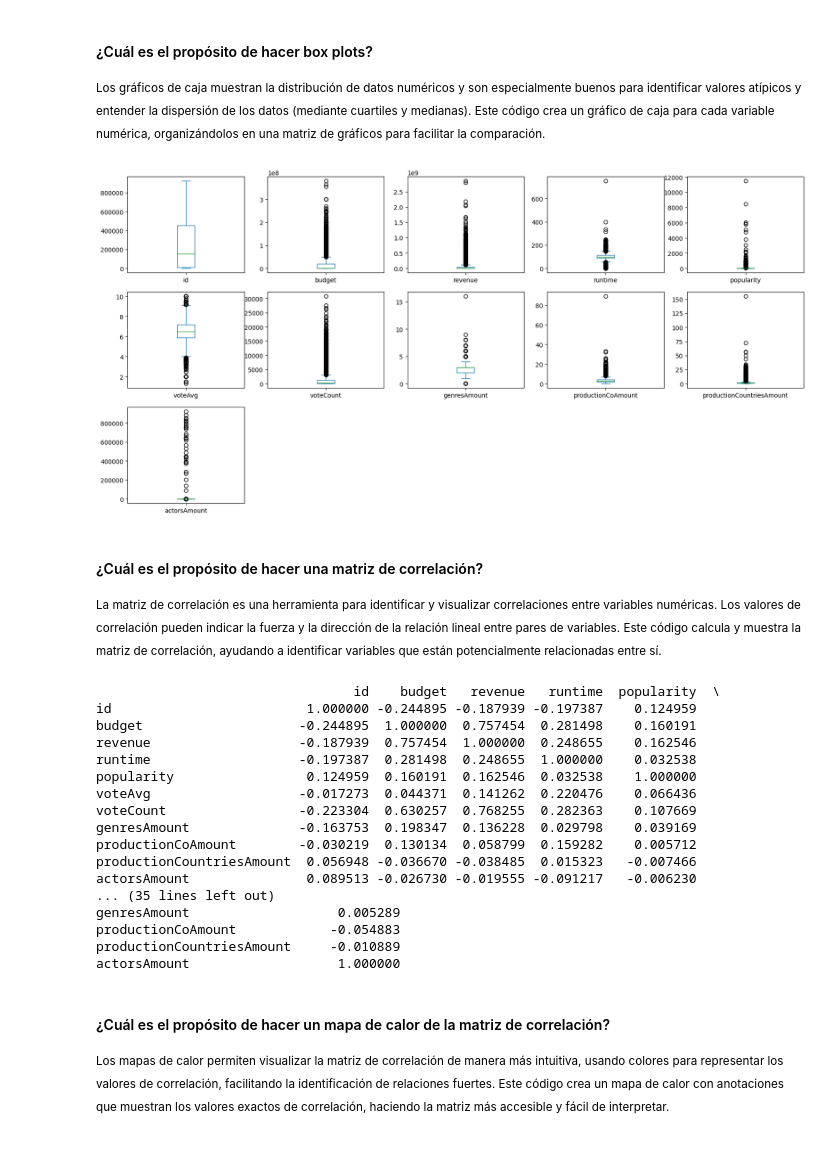
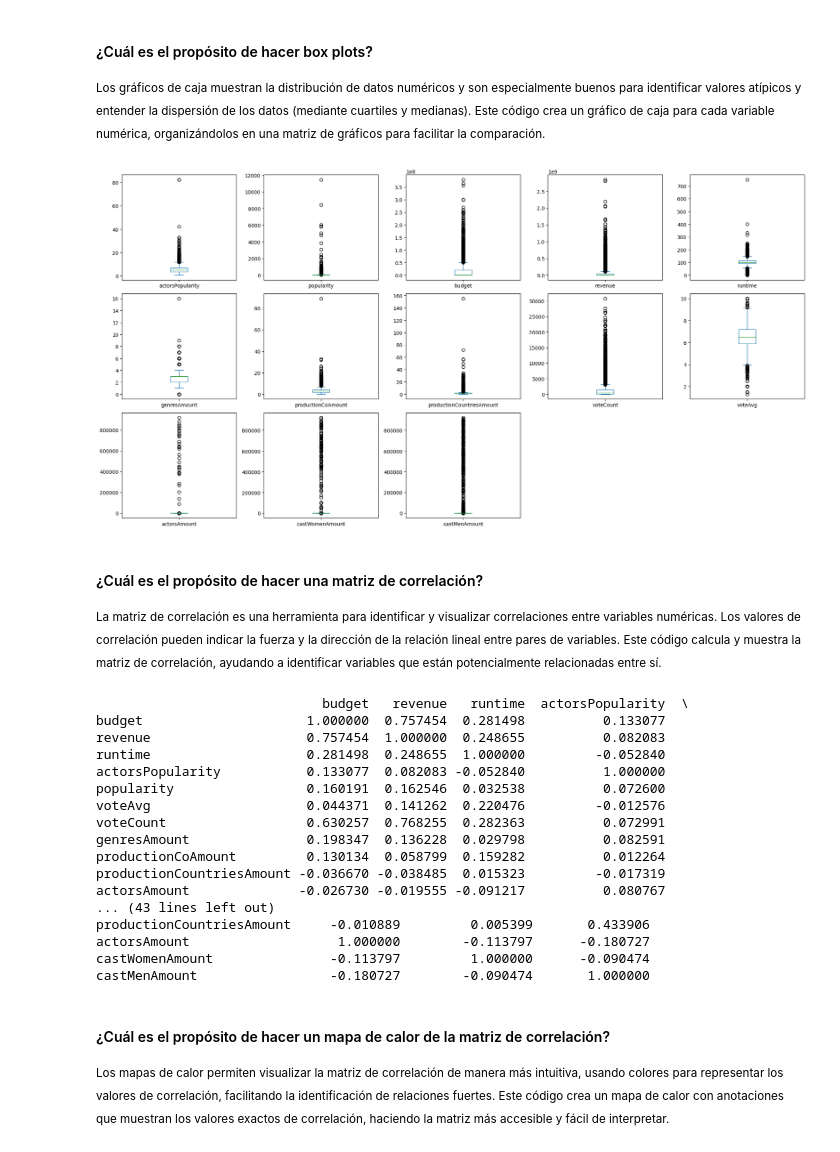
Before and after one commit to XavierLopez25/HT1-MD, a Jupyter notebook: AnalisisExploratorio.ipynb, the cells around one changed output. Cells and saved outputs as stored; diff of their text form; code cells hidden in the pictures.

```diff
--- a/AnalisisExploratorio.ipynb
+++ b/AnalisisExploratorio.ipynb
@@ -130,40 +163,55 @@ plt.show()
 #### ¿Cuál es el propósito de hacer box plots?
 
 <small>Los gráficos de caja muestran la distribución de datos numéricos y son especialmente buenos para identificar valores atípicos y entender la dispersión de los datos (mediante cuartiles y medianas). Este código crea un gráfico de caja para cada variable numérica, organizándolos en una matriz de gráficos para facilitar la comparación.</small>
-# %%
-data.plot(kind='box', subplots=True, layout=(6,5), figsize=(20, 20))
-plt.show()
-# %% [output]
-[figure, removed]
+# %%
+# Lista de columnas para hacer los box plots (excluyendo 'releaseDate' que es datetime)
+columns_to_plot = [
+    'actorsPopularity', 'popularity', 'budget', 'revenue', 'runtime', 'genresAmount',
+    'productionCoAmount', 'productionCountriesAmount', 'voteCount',
+    'voteAvg', 'actorsAmount', 'castWomenAmount', 'castMenAmount'
+]
+
+# Filtrar las columnas que existen en data_without_id y son numéricas
+existing_columns_to_plot = [col for col in columns_to_plot if col in data_without_id.columns]
+
+# Crear un DataFrame solo con las columnas filtradas
+data_for_boxplots = data_without_id[existing_columns_to_plot]
+
+# Generar los box plots
+data_for_boxplots.plot(kind='box', subplots=True, layout=(6, 5), figsize=(20, 20))  # Ajusta el layout según necesidad
+plt.tight_layout()  # Ajusta el layout para evitar que los gráficos se sobrepongan
+plt.show()
+# %% [output]
+[figure, added]
 # %% [markdown]
 #### ¿Cuál es el propósito de hacer una matriz de correlación?
 
 <small>La matriz de correlación es una herramienta para identificar y visualizar correlaciones entre variables numéricas. Los valores de correlación pueden indicar la fuerza y la dirección de la relación lineal entre pares de variables. Este código calcula y muestra la matriz de correlación, ayudando a identificar variables que están potencialmente relacionadas entre sí.</small>
 # %%
 # Select only numeric columns
-numeric_data = data.select_dtypes(include=[np.number])
+numeric_data = data_without_id.select_dtypes(include=[np.number])
 
 # Compute the correlation matrix
 corr_matrix = numeric_data.corr()
 print(corr_matrix)
 # %% [output]
-                                 id    budget   revenue   runtime  popularity  \
-id                         1.000000 -0.244895 -0.187939 -0.197387    0.124959
-budget                    -0.244895  1.000000  0.757454  0.281498    0.160191
-revenue                   -0.187939  0.757454  1.000000  0.248655    0.162546
-runtime                   -0.197387  0.281498  0.248655  1.000000    0.032538
-popularity                 0.124959  0.160191  0.162546  0.032538    1.000000
-voteAvg                   -0.017273  0.044371  0.141262  0.220476    0.066436
-voteCount                 -0.223304  0.630257  0.768255  0.282363    0.107669
-genresAmount              -0.163753  0.198347  0.136228  0.029798    0.039169
-productionCoAmount        -0.030219  0.130134  0.058799  0.159282    0.005712
-productionCountriesAmount  0.056948 -0.036670 -0.038485  0.015323   -0.007466
-actorsAmount               0.089513 -0.026730 -0.019555 -0.091217   -0.006230
-... (35 lines left out)
-genresAmount                   0.005289
-productionCoAmount            -0.054883
-productionCountriesAmount     -0.010889
-actorsAmount                   1.000000
+                             budget   revenue   runtime  actorsPopularity  \
+budget                     1.000000  0.757454  0.281498          0.133077
+revenue                    0.757454  1.000000  0.248655          0.082083
+runtime                    0.281498  0.248655  1.000000         -0.052840
+actorsPopularity           0.133077  0.082083 -0.052840          1.000000
+popularity                 0.160191  0.162546  0.032538          0.072600
+voteAvg                    0.044371  0.141262  0.220476         -0.012576
+voteCount                  0.630257  0.768255  0.282363          0.072991
+genresAmount               0.198347  0.136228  0.029798          0.082591
+productionCoAmount         0.130134  0.058799  0.159282          0.012264
+productionCountriesAmount -0.036670 -0.038485  0.015323         -0.017319
+actorsAmount              -0.026730 -0.019555 -0.091217          0.080767
+... (43 lines left out)
+productionCountriesAmount     -0.010889         0.005399       0.433906
+actorsAmount                   1.000000        -0.113797      -0.180727
+castWomenAmount               -0.113797         1.000000      -0.090474
+castMenAmount                 -0.180727        -0.090474       1.000000
 # %% [markdown]
 #### ¿Cuál es el propósito de hacer un mapa de calor de la matriz de correlación?
 
```
Also changed, not shown: parts of 9 cells of this notebook.
